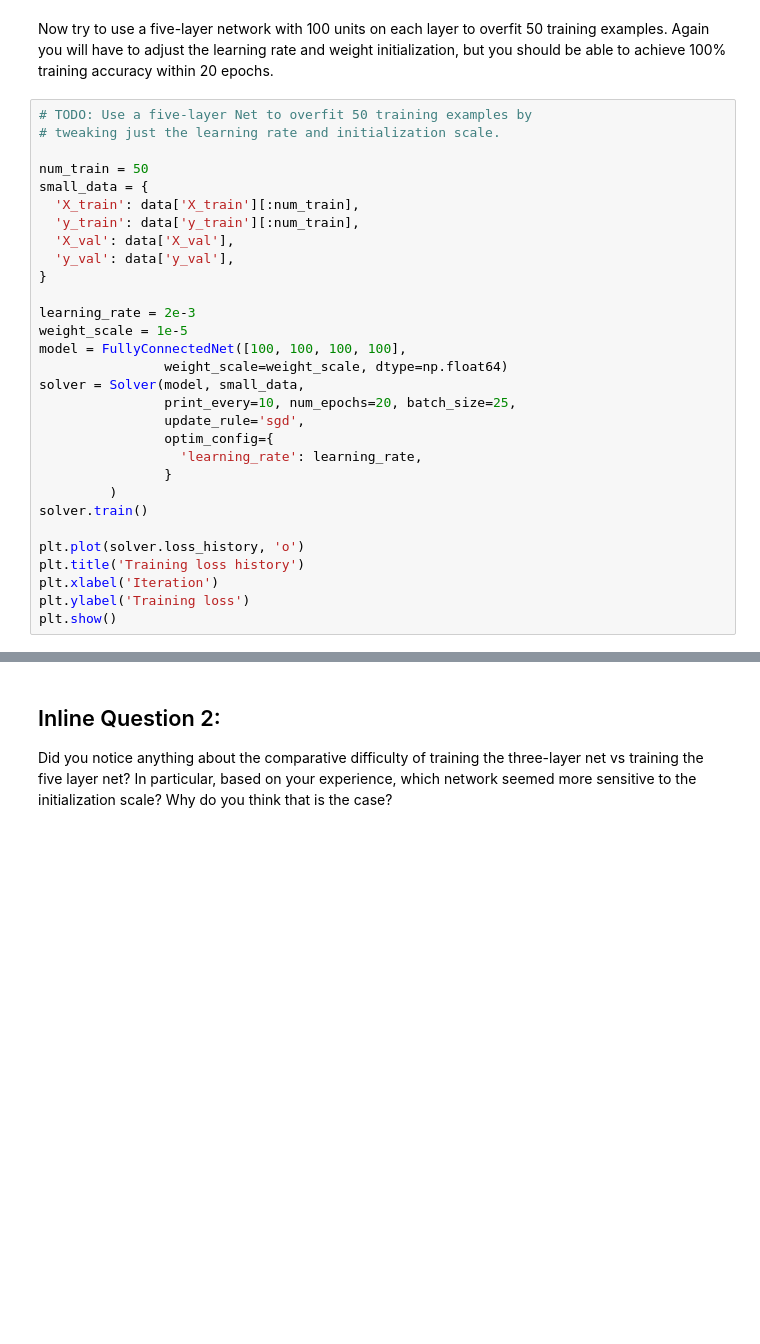
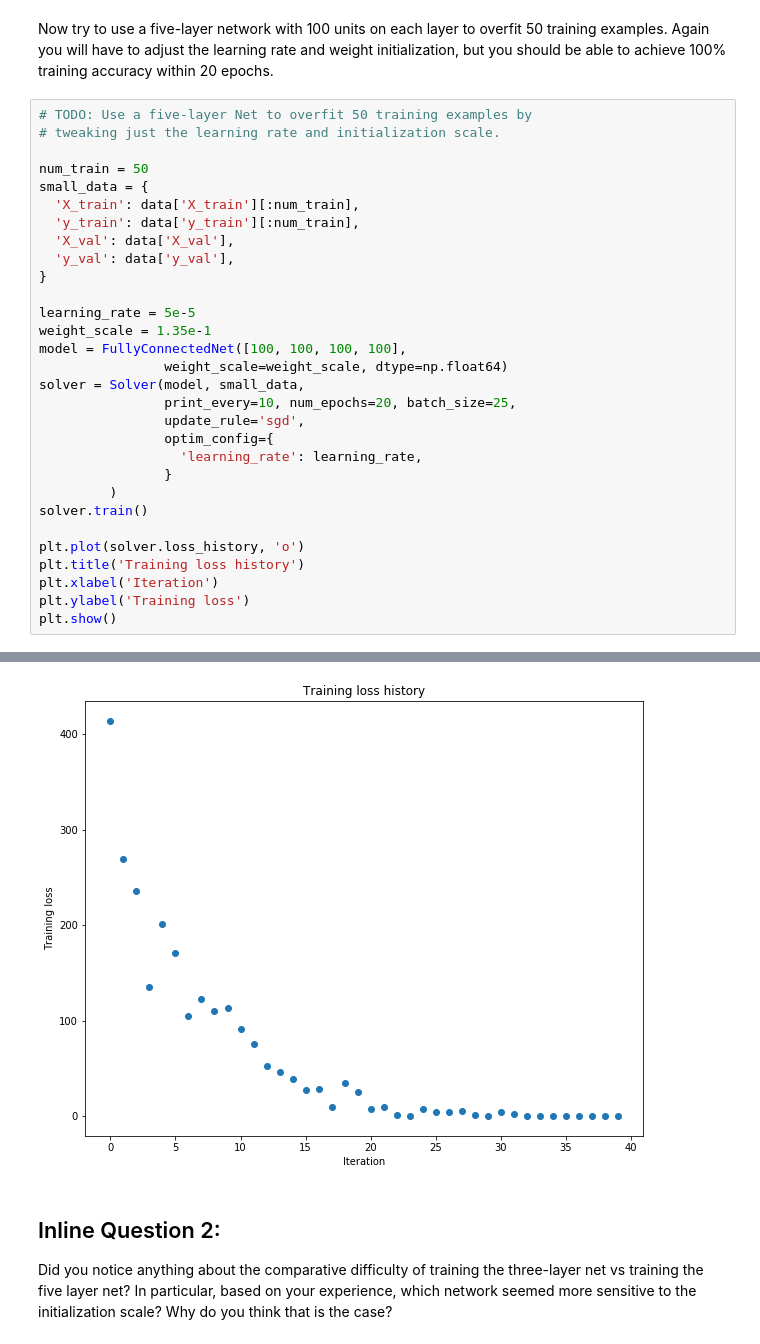
Before and after one commit to AgentDS/CS-231n, a Jupyter notebook: assignment2/FullyConnectedNets.ipynb, the cells around one changed output, grey strips where cells are left out. Saved outputs shown, nothing was run; the diff lists cells and outputs as text; blank space fills up the shorter version.

```diff
--- a/assignment2/FullyConnectedNets.ipynb
+++ b/assignment2/FullyConnectedNets.ipynb
@@ -498,8 +499,8 @@ small_data = {
   'y_val': data['y_val'],
 }
 
-learning_rate = 2e-3
-weight_scale = 1e-5
+learning_rate = 5e-5
+weight_scale = 1.35e-1
 model = FullyConnectedNet([100, 100, 100, 100],
                 weight_scale=weight_scale, dtype=np.float64)
 solver = Solver(model, small_data,
@@ -516,3 +517,4 @@ plt.title('Training loss history')
 plt.xlabel('Iteration')
 plt.ylabel('Training loss')
 plt.show()
+# %% [output]
@@ -519,3 +538,4 @@ plt.show()
+[figure, added]
 # %% [markdown]
 ## Inline Question 2:
 Did you notice anything about the comparative difficulty of training the three-layer net vs training the five layer net? In particular, based on your experience, which network seemed more sensitive to the initialization scale? Why do you think that is the case?
```
Also changed, not shown: parts of 10 cells of this notebook, 1 other file.
